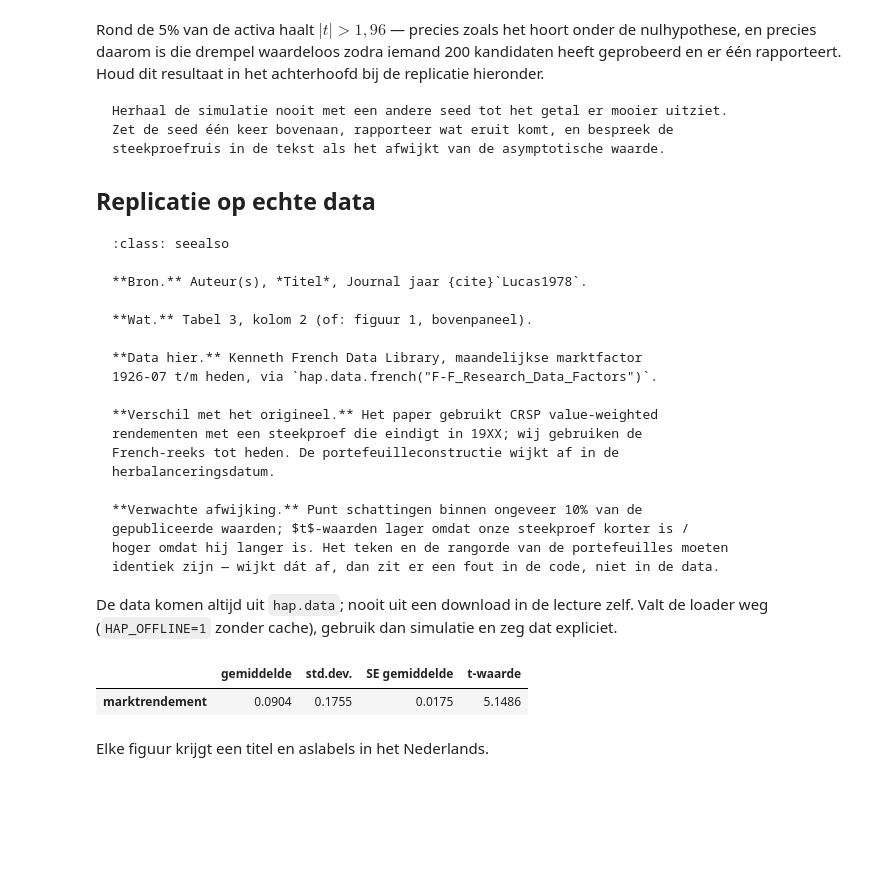
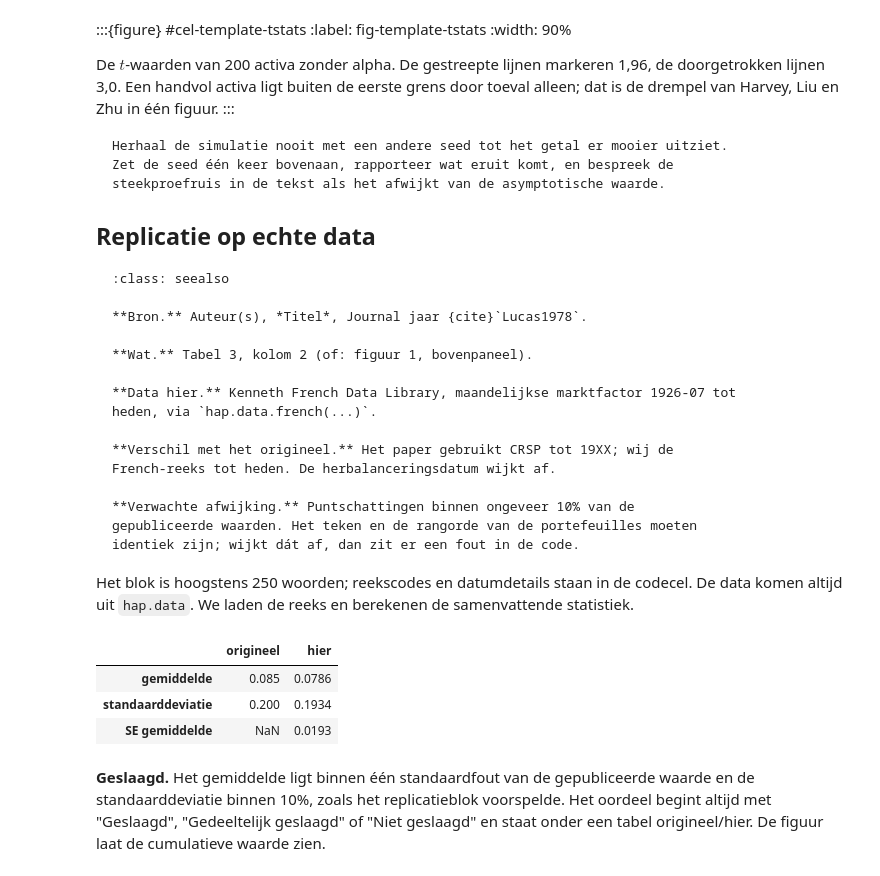
Before and after one commit to MaartenN14/history-asset-pricing, a Jupyter notebook: lectures/_template.ipynb, the cells around one changed output. Drawn from its saved outputs; the diff is of its cells as text; code cells hidden in the pictures; blank space fills up the shorter version.

````diff
--- a/lectures/_template.ipynb
+++ b/lectures/_template.ipynb
@@ -273,8 +326,12 @@ plt.show()
 # %% [markdown]
-Rond de 5% van de activa haalt $|t| > 1{,}96$ — precies zoals het hoort onder de
-nulhypothese, en precies daarom is die drempel waardeloos zodra iemand 200
-kandidaten heeft geprobeerd en er één rapporteert. Houd dit resultaat in het
-achterhoofd bij de replicatie hieronder.
+:::{figure} #cel-template-tstats
+:label: fig-template-tstats
+:width: 90%
+
+De $t$-waarden van 200 activa zonder alpha. De gestreepte lijnen markeren 1,96,
+de doorgetrokken lijnen 3,0. Een handvol activa ligt buiten de eerste grens door
+toeval alleen; dat is de drempel van Harvey, Liu en Zhu in één figuur.
+:::
 
 ```{warning}
 Herhaal de simulatie nooit met een andere seed tot het getal er mooier uitziet.
@@ -291,48 +348,46 @@ steekproefruis in de tekst als het afwijkt van de asymptotische waarde.
 
 **Wat.** Tabel 3, kolom 2 (of: figuur 1, bovenpaneel).
 
-**Data hier.** Kenneth French Data Library, maandelijkse marktfactor
-1926-07 t/m heden, via `hap.data.french("F-F_Research_Data_Factors")`.
+**Data hier.** Kenneth French Data Library, maandelijkse marktfactor 1926-07 tot
+heden, via `hap.data.french(...)`.
 
-**Verschil met het origineel.** Het paper gebruikt CRSP value-weighted
-rendementen met een steekproef die eindigt in 19XX; wij gebruiken de
-French-reeks tot heden. De portefeuilleconstructie wijkt af in de
-herbalanceringsdatum.
+**Verschil met het origineel.** Het paper gebruikt CRSP tot 19XX; wij de
+French-reeks tot heden. De herbalanceringsdatum wijkt af.
 
-**Verwachte afwijking.** Punt schattingen binnen ongeveer 10% van de
-gepubliceerde waarden; $t$-waarden lager omdat onze steekproef korter is /
-hoger omdat hij langer is. Het teken en de rangorde van de portefeuilles moeten
-identiek zijn — wijkt dát af, dan zit er een fout in de code, niet in de data.
+**Verwachte afwijking.** Puntschattingen binnen ongeveer 10% van de
+gepubliceerde waarden. Het teken en de rangorde van de portefeuilles moeten
+identiek zijn; wijkt dát af, dan zit er een fout in de code.
 ```
 
-De data komen altijd uit `hap.data`; nooit uit een download in de lecture zelf.
-Valt de loader weg (`HAP_OFFLINE=1` zonder cache), gebruik dan simulatie en zeg
-dat expliciet.
+Het blok is hoogstens 250 woorden; reekscodes en datumdetails staan in de
+codecel. De data komen altijd uit `hap.data`. We laden de reeks en berekenen de
+samenvattende statistiek.
 # %%
 # Voorbeeldberekening op gesimuleerde data (in een echte lecture: hap.data.*).
 n_years = 100
 returns = pd.Series(
     rng.normal(0.08, 0.20, n_years),
     index=pd.period_range("1926", periods=n_years, freq="Y"),
     name="market",
 )
+se = returns.std(ddof=1) / np.sqrt(n_years)
 
-summary = pd.DataFrame(
-    {
-        "gemiddelde": [returns.mean()],
-        "std.dev.": [returns.std(ddof=1)],
-        "SE gemiddelde": [returns.std(ddof=1) / np.sqrt(n_years)],
-        "t-waarde": [returns.mean() / (returns.std(ddof=1) / np.sqrt(n_years))],
-    },
-    index=["marktrendement"],
+pd.DataFrame(
+    {"origineel": [0.085, 0.20, np.nan],
+     "hier": [returns.mean(), returns.std(ddof=1), se]},
+    index=["gemiddelde", "standaarddeviatie", "SE gemiddelde"],
 ).round(4)
-
-summary
 # %% [output]
-|  | gemiddelde | std.dev. | SE gemiddelde | t-waarde |
-| marktrendement | 0.0904 | 0.1755 | 0.0175 | 5.1486 |
+|  | origineel | hier |
+| gemiddelde | 0.085 | 0.0786 |
+| standaarddeviatie | 0.200 | 0.1934 |
+| SE gemiddelde | NaN | 0.0193 |
-# %% [markdown]
-Elke figuur krijgt een titel en aslabels in het Nederlands.
+# %% [markdown]
+**Geslaagd.** Het gemiddelde ligt binnen één standaardfout van de gepubliceerde
+waarde en de standaarddeviatie binnen 10%, zoals het replicatieblok voorspelde.
+Het oordeel begint altijd met "Geslaagd", "Gedeeltelijk geslaagd" of "Niet
+geslaagd" en staat onder een tabel origineel/hier. De figuur laat de cumulatieve
+waarde zien.
 # %%
 fig, ax = plt.subplots()
 ax.plot(returns.index.year, (1 + returns).cumprod(), lw=1.6)
````
Also changed, not shown: parts of 18 cells of this notebook, 8 other files.
